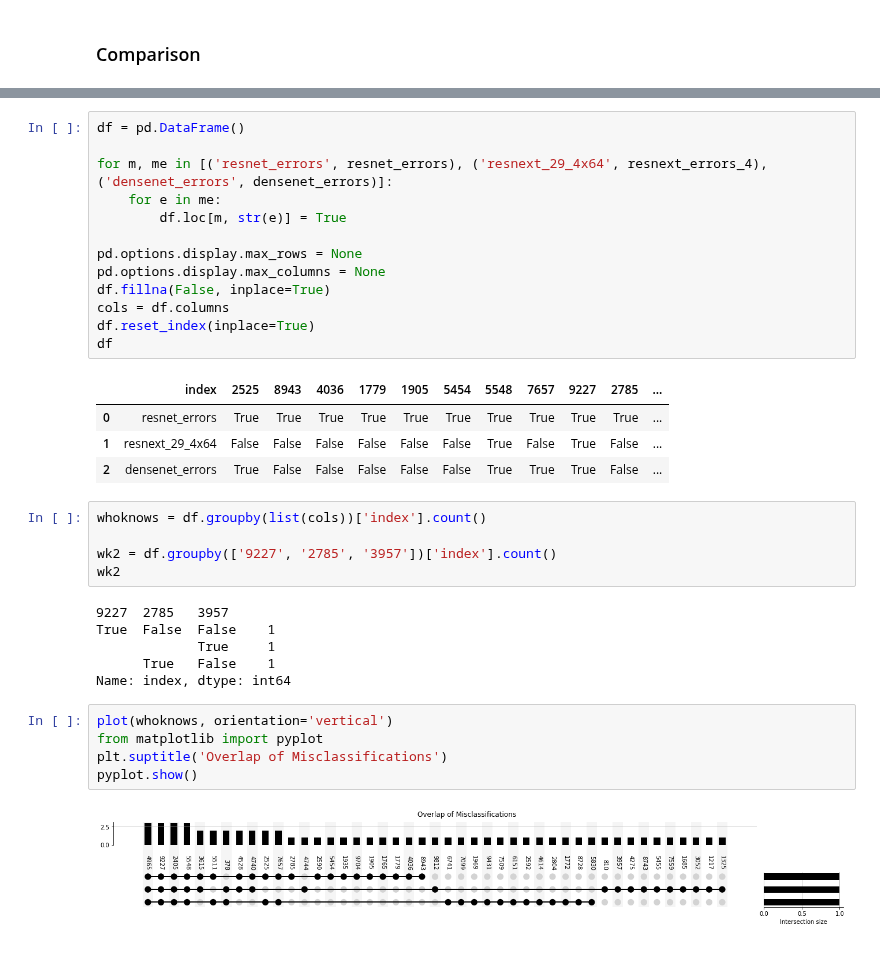
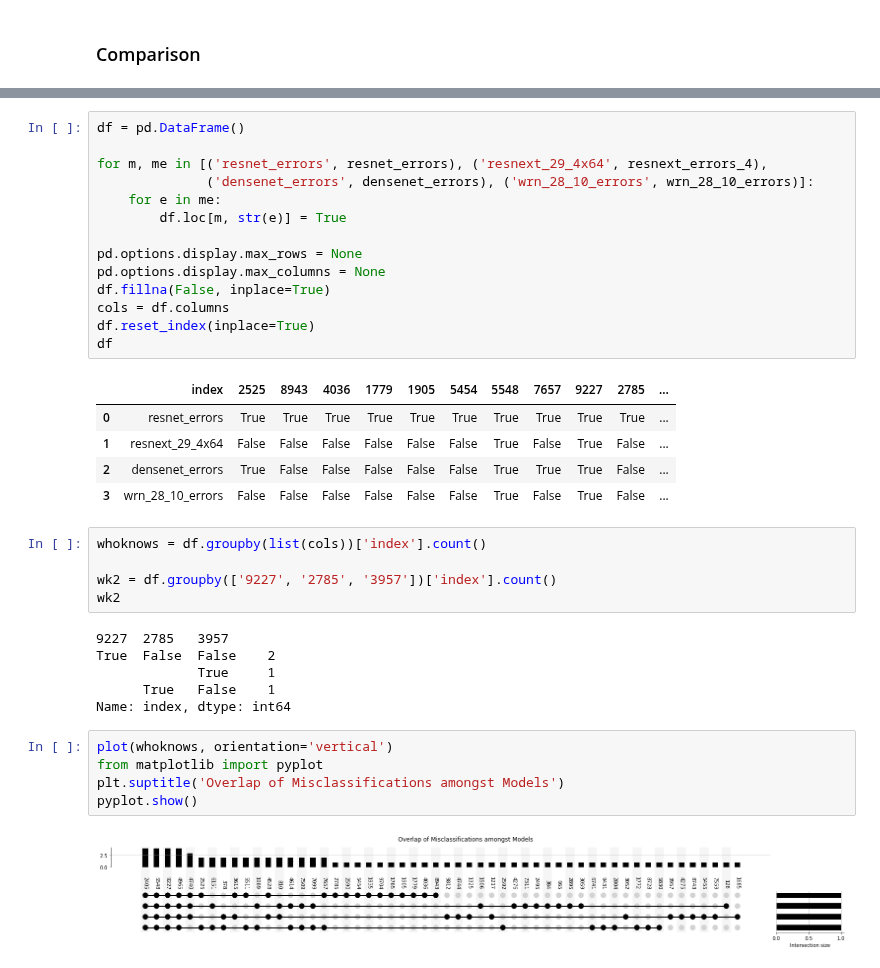
Before and after one commit to danzisar/w210-capstone, a Jupyter notebook: original_model_results/Reproducability_EDA.ipynb, the cells around one changed output, grey strips where cells are left out. Drawn from its saved outputs; the diff is of its cells as text.

```diff
--- a/original_model_results/Reproducability_EDA.ipynb
+++ b/original_model_results/Reproducability_EDA.ipynb
@@ -289,7 +341,8 @@ Out of 20 possible values, the intersection count of all models is: 4
 # %%
 df = pd.DataFrame()
 
-for m, me in [('resnet_errors', resnet_errors), ('resnext_29_4x64', resnext_errors_4), ('densenet_errors', densenet_errors)]:
+for m, me in [('resnet_errors', resnet_errors), ('resnext_29_4x64', resnext_errors_4),
+              ('densenet_errors', densenet_errors), ('wrn_28_10_errors', wrn_28_10_errors)]:
     for e in me:
         df.loc[m, str(e)] = True
 
@@ -304,6 +357,7 @@ df
 | 0 | resnet_errors | True | True | True | True | True | True | True | True | True | True | ... |
 | 1 | resnext_29_4x64 | False | False | False | False | False | False | True | False | True | False | ... |
 | 2 | densenet_errors | True | False | False | False | False | False | True | True | True | False | ... |
+| 3 | wrn_28_10_errors | False | False | False | False | False | False | True | False | True | False | ... |
 # %%
 whoknows = df.groupby(list(cols))['index'].count()
 
@@ -311,14 +365,14 @@ wk2 = df.groupby(['9227', '2785', '3957'])['index'].count()
 wk2
 # %% [output]
 9227  2785   3957
-True  False  False    1
+True  False  False    2
              True     1
       True   False    1
 Name: index, dtype: int64
 # %%
 plot(whoknows, orientation='vertical')
 from matplotlib import pyplot
-plt.suptitle('Overlap of Misclassifications')
+plt.suptitle('Overlap of Misclassifications amongst Models')
 pyplot.show()
 # %% [output]
-[figure, old version]
+[figure, new version]
```
Also changed, not shown: parts of 9 cells of this notebook.
